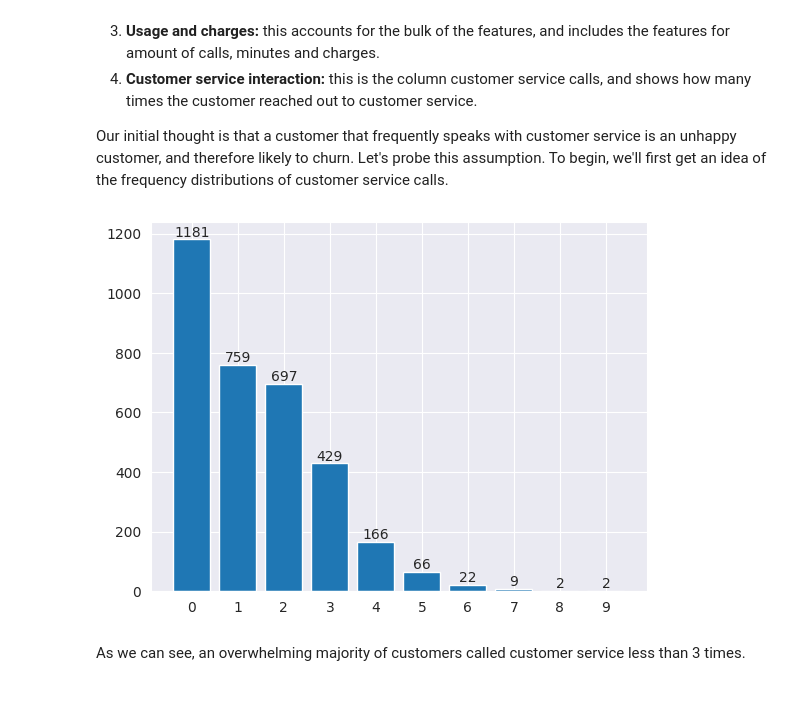
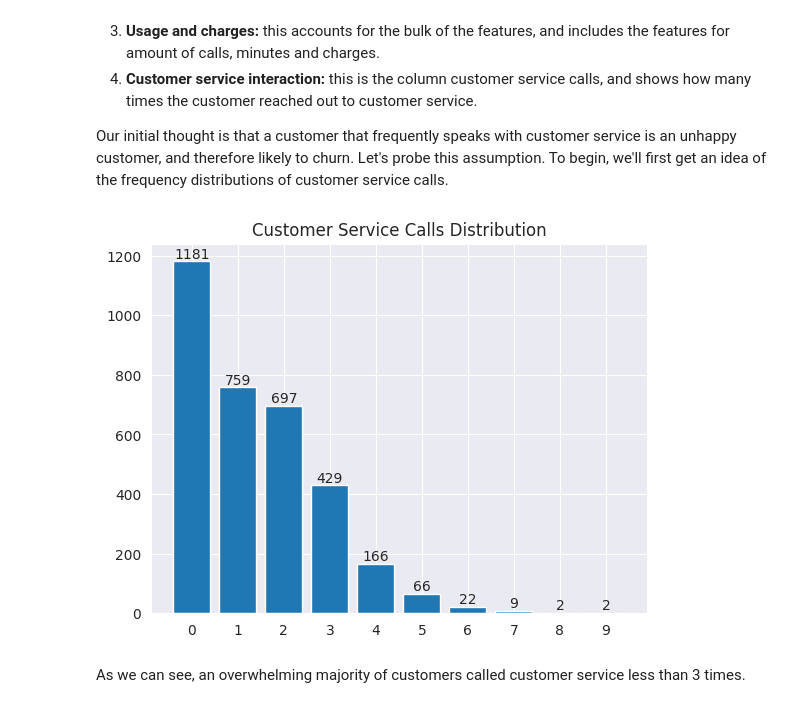
Before and after one commit to bmjaron/phase_3_project, a Jupyter notebook: index.ipynb, the cells around one changed output. Saved outputs shown, nothing was run; the diff lists cells and outputs as text; code cells hidden in the pictures.

```diff
--- a/index.ipynb
+++ b/index.ipynb
@@ -109,18 +112,19 @@ Our initial thought is that a customer that frequently speaks with customer serv
 # %%
 fig, ax = plt.subplots()
 
 #Prepare a list of the labels
 labels = ['0','1','2','3', '4','5','6','7','8','9']
 
 #Create bar plot with labels and count of customer service calls
 bar = ax.bar(x=labels, height=df['customer service calls'].value_counts())
 
 #Print labels for bars
 ax.bar_label(bar)
+ax.set_title('Customer Service Calls Distribution')
 
 plt.show()
 # %% [output]
-[figure, old version]
+[figure, new version]
 # %% [markdown]
 As we can see, an overwhelming majority of customers called customer service less than 3 times.
 # %%
```
Also changed, not shown: parts of 36 cells of this notebook.
